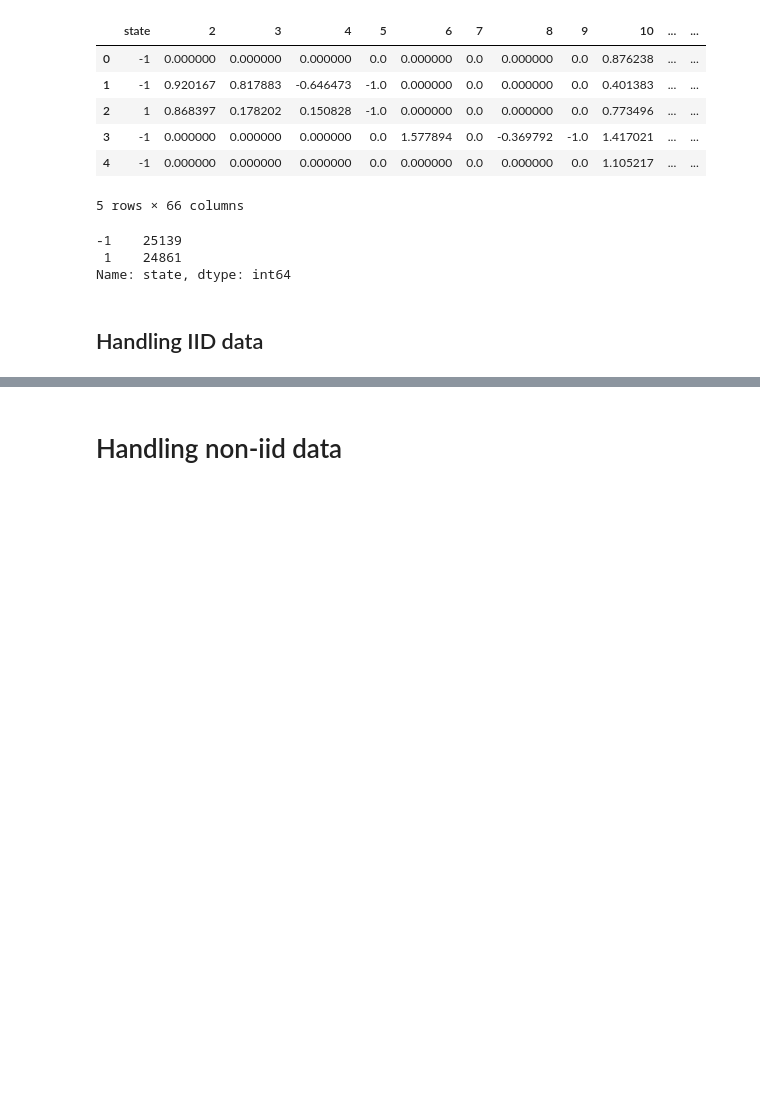
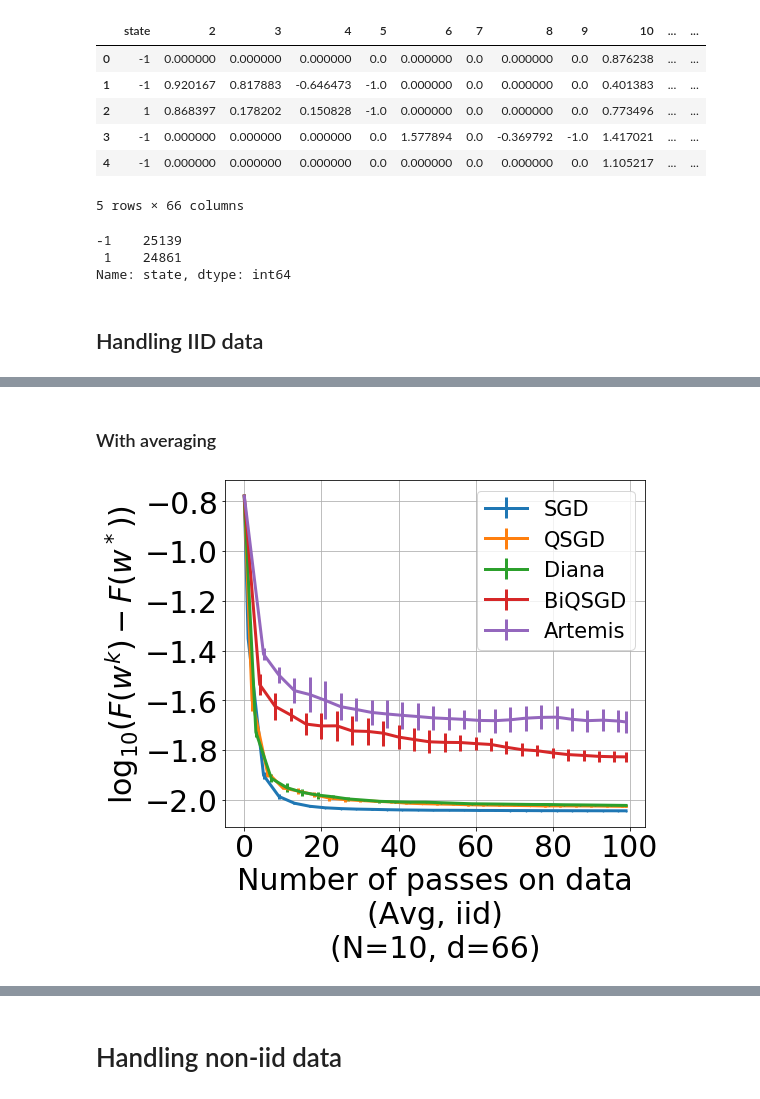
Before and after one commit to philipco/artemis-bidirectional-compression, a Jupyter notebook: notebook/quantum.ipynb, the cells around one changed output, grey strips where cells are left out. Saved outputs shown, nothing was run; the diff lists cells and outputs as text; code cells hidden in the pictures; blank space fills up the shorter version.

```diff
--- a/notebook/quantum.ipynb
+++ b/notebook/quantum.ipynb
@@ -228,0 +126,20 @@ plot_error_dist(res.get_loss(obj), res.names, res.nb_devices_for_the_run, dim_no
+# %%
+#Transforming into torch.FloatTensor
+X_merged = torch.tensor(X_scaled, dtype=torch.float64)
+Y_merged = torch.tensor(Y_scaled.values, dtype=torch.float64)
+number_of_items = len(X_merged)
+number_of_items_by_devices = number_of_items // nb_devices_for_the_run
+print("Number of points by devices: ", number_of_items_by_devices)
+
+X, Y = [], []
+for i in range(nb_devices_for_the_run):
+    X.append(X_merged[number_of_items_by_devices * i:number_of_items_by_devices * (i+1)])
+    Y_temp = Y_merged[number_of_items_by_devices * i:number_of_items_by_devices * (i+1)]
+    Y.append(torch.stack([y[0] for y in Y_temp]))
+print("There is " + str(len(X)) + " devices.")
+
+# Adding a columns of "1" to take into account a potential bias.
+X = add_bias_term(X)
+dim_notebook = X[0].shape[1]
+for x in X:
+    print("Number of points on this device:", len(x))
@@ -228,0 +264,13 @@ plot_error_dist(res.get_loss(obj), res.names, res.nb_devices_for_the_run, dim_no
+# %% [markdown]
+### With averaging
+# %%
+myX = X[:nb_devices_for_the_run]
+myY = Y[:nb_devices_for_the_run]
+obj_min_by_N = pickle_loader(filename + "-iid-obj_min")
+res = pickle_loader(filename + "-iid-descent")
+obj = obj_min_by_N[len(myX)] - 0.009
+
+plot_error_dist(res.get_loss(obj, averaged=True), res.names, res.nb_devices_for_the_run,
+                dim_notebook, all_error=res.get_std(obj, averaged=True), x_legend="Number of passes on data\n(Avg, iid)")
+# %% [output]
+[figure, added]
```
Also changed, not shown: parts of 42 cells of this notebook, 6 other files.
